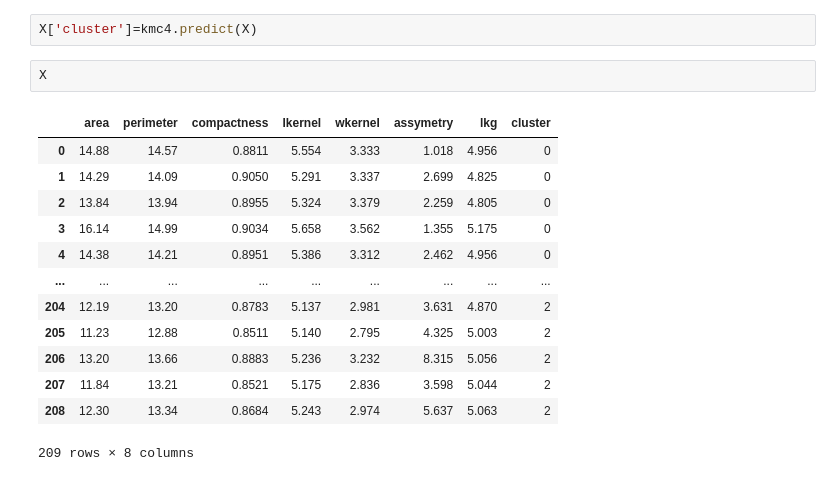
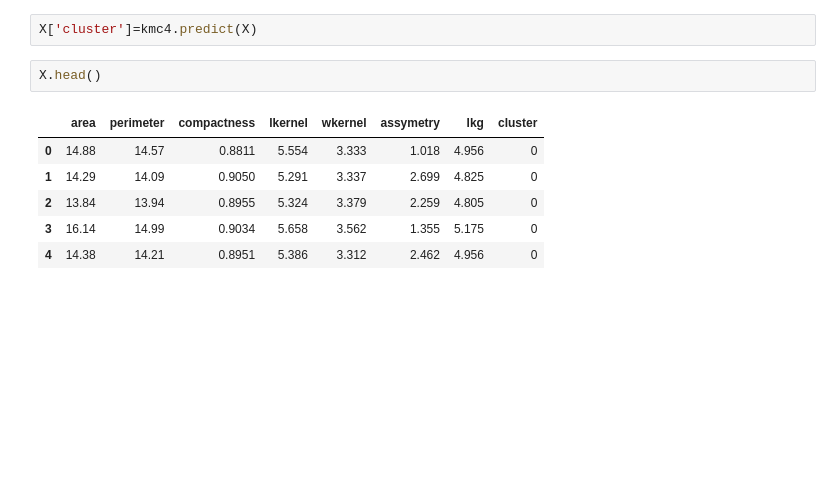
Before and after one commit to CarlosBusiness/Clustering_Wheat_Kernels_Machine_Learning, a Jupyter notebook: Seeds_Clustering.ipynb, the cells around one changed output. Cells and saved outputs as stored; diff of their text form; blank space fills up the shorter version.

```diff
--- a/Seeds_Clustering.ipynb
+++ b/Seeds_Clustering.ipynb
@@ -165,18 +161,11 @@ plt.scatter(centers2[:,0], centers2[:,1], marker = '*', linewidth = 4, c='r')
 # %%
 X['cluster']=kmc4.predict(X)
 # %%
-X
+X.head()
 # %% [output]
 |  | area | perimeter | compactness | lkernel | wkernel | assymetry | lkg | cluster |
 | 0 | 14.88 | 14.57 | 0.8811 | 5.554 | 3.333 | 1.018 | 4.956 | 0 |
 | 1 | 14.29 | 14.09 | 0.9050 | 5.291 | 3.337 | 2.699 | 4.825 | 0 |
 | 2 | 13.84 | 13.94 | 0.8955 | 5.324 | 3.379 | 2.259 | 4.805 | 0 |
 | 3 | 16.14 | 14.99 | 0.9034 | 5.658 | 3.562 | 1.355 | 5.175 | 0 |
 | 4 | 14.38 | 14.21 | 0.8951 | 5.386 | 3.312 | 2.462 | 4.956 | 0 |
-| ... | ... | ... | ... | ... | ... | ... | ... | ... |
-| 204 | 12.19 | 13.20 | 0.8783 | 5.137 | 2.981 | 3.631 | 4.870 | 2 |
-| 205 | 11.23 | 12.88 | 0.8511 | 5.140 | 2.795 | 4.325 | 5.003 | 2 |
-| 206 | 13.20 | 13.66 | 0.8883 | 5.236 | 3.232 | 8.315 | 5.056 | 2 |
-| 207 | 11.84 | 13.21 | 0.8521 | 5.175 | 2.836 | 3.598 | 5.044 | 2 |
-| 208 | 12.30 | 13.34 | 0.8684 | 5.243 | 2.974 | 5.637 | 5.063 | 2 |
-209 rows × 8 columns
```
Also changed, not shown: parts of 5 cells of this notebook.
